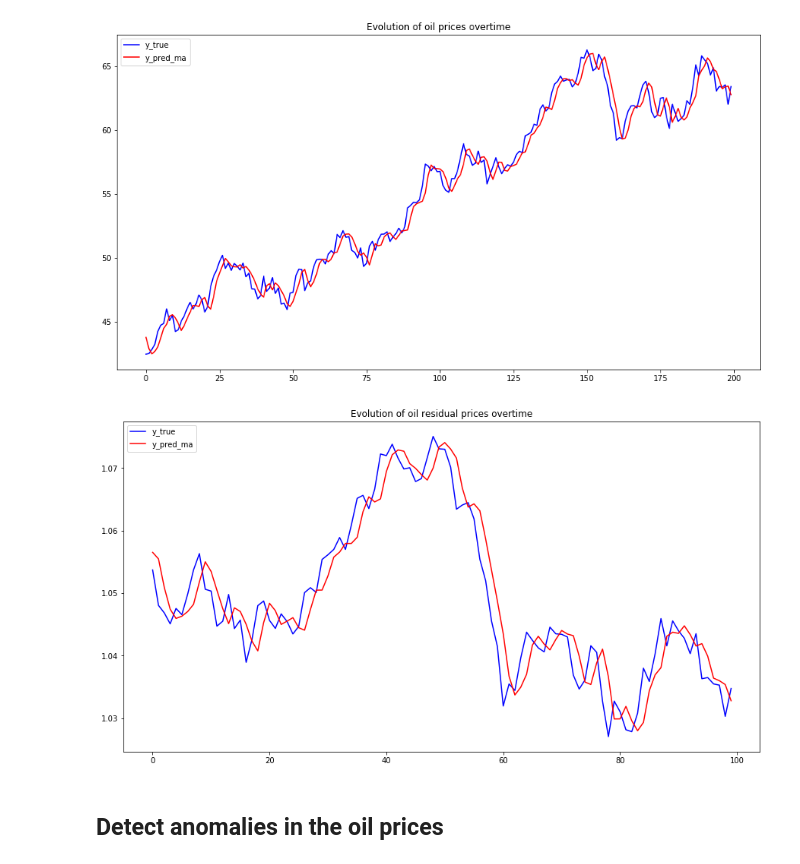
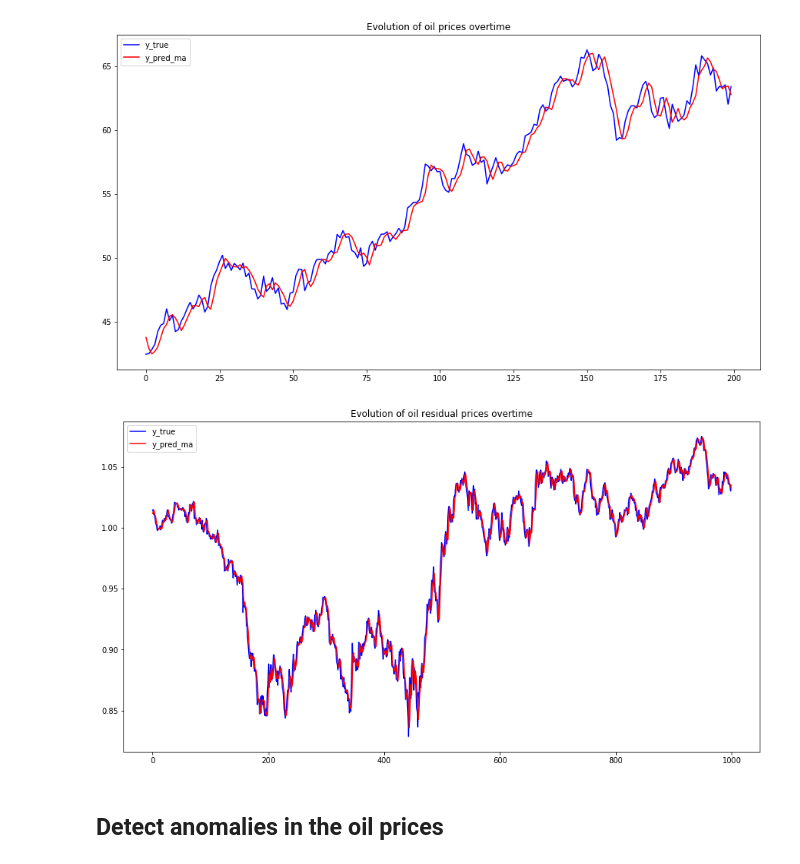
Before and after one commit to ReDI-School/python-data-science, a Jupyter notebook: week10/WTI Cushing Crude Oil Time Series Forecast - Anomaly Detection.ipynb, the cells around one changed output. Drawn from its saved outputs; the diff is of its cells as text; code cells hidden in the pictures.

```diff
--- a/week10/WTI Cushing Crude Oil Time Series Forecast - Anomaly Detection.ipynb
+++ b/week10/WTI Cushing Crude Oil Time Series Forecast - Anomaly Detection.ipynb
@@ -220,12 +220,12 @@ _ = plt.legend(['y_true', 'y_pred_ma'], loc='upper left')
 [figure]
 # %%
 _ = plt.figure(figsize=(15,8))
-_ = plt.plot(true_residuals[0].tolist()[-500:], color='b')
-_ = plt.plot(pred_residuals[0].tolist()[-500:], color='r')
+_ = plt.plot(true_residuals[0].tolist()[-1000:], color='b')
+_ = plt.plot(pred_residuals[0].tolist()[-1000:], color='r')
 _ = plt.title("Evolution of oil residual prices overtime")
 _ = plt.legend(['y_true', 'y_pred_ma'], loc='upper left')
 # %% [output]
-[figure, old version]
+[figure, new version]
 # %% [markdown]
 ## Detect anomalies in the oil prices
 # %%
```
Also changed, not shown: parts of 3 cells of this notebook, 1 other file.
